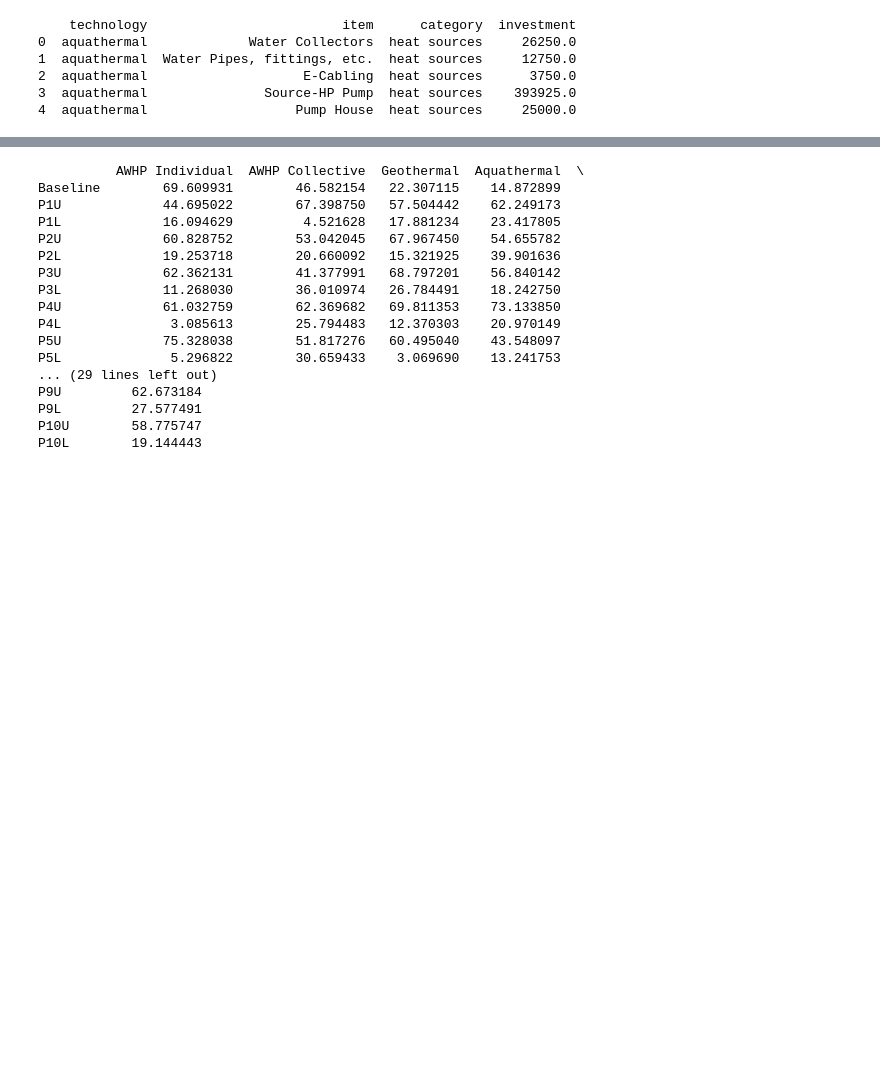
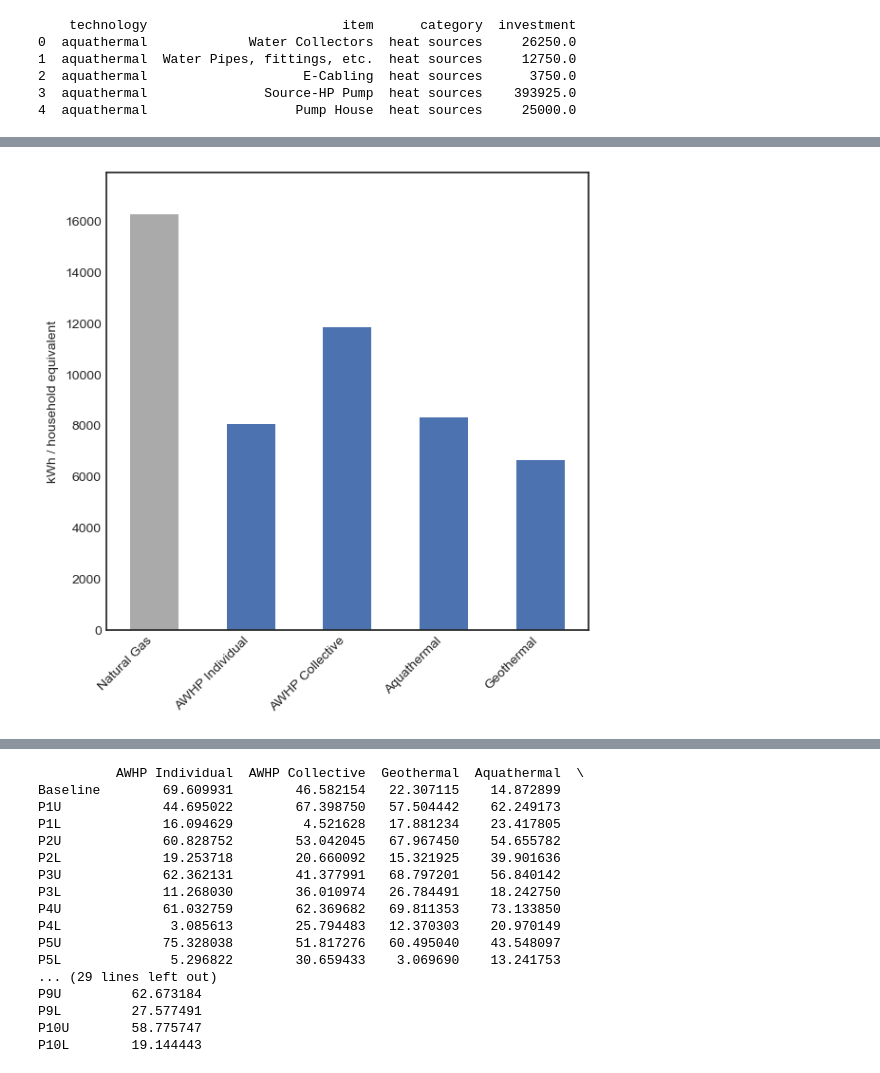
Before and after one commit to karivero/uu-consultancy, a Jupyter notebook: results.ipynb, the cells around one changed output, grey strips where cells are left out. Cells and saved outputs as stored; diff of their text form; code cells hidden in the pictures; blank space fills up the shorter version.

```diff
--- a/results.ipynb
+++ b/results.ipynb
@@ -147,0 +188,36 @@ plt.show()
+# %%
+df_enspijk_peu = df_peu[df_peu["location"] == "Enspijk"]
+
+pivot = df_enspijk_peu.pivot_table(index="configuration", columns="location", values="peu", aggfunc="sum").fillna(0)
+pivot = pivot.reindex(order)
+
+# Flatten to a Series so each bar = one configuration
+pivot_series = pivot["Enspijk"]  # select the single column
+
+fig, ax = plt.subplots(figsize=(6, 6))
+
+color_map = {
+    "Natural Gas":      "#aaaaaa",
+    "AWHP Individual":  sns.color_palette("deep")[0],
+    "AWHP Collective":  sns.color_palette("deep")[0],
+    "Aquathermal":      sns.color_palette("deep")[0],
+    "Geothermal":       sns.color_palette("deep")[0],
+}
+
+pivot_series.plot(
+    kind="bar",
+    ax=ax,
+    color=[color_map[i] for i in pivot_series.index],
+    legend=False
+)
+
+# ax.set_title("PEU by Configuration (Enspijk)")
+ax.set_xlabel("")
+ax.set_ylabel("kWh / household equivalent")
+ax.set_ylim(0, pivot.sum(axis=1).max() * 1.1)
+ax.legend().remove()
+plt.xticks(rotation=45, ha="right")
+plt.tight_layout()
+plt.show()
+# %% [output]
+[figure, added]
```
Also changed, not shown: parts of 11 cells of this notebook, 1 other file.
